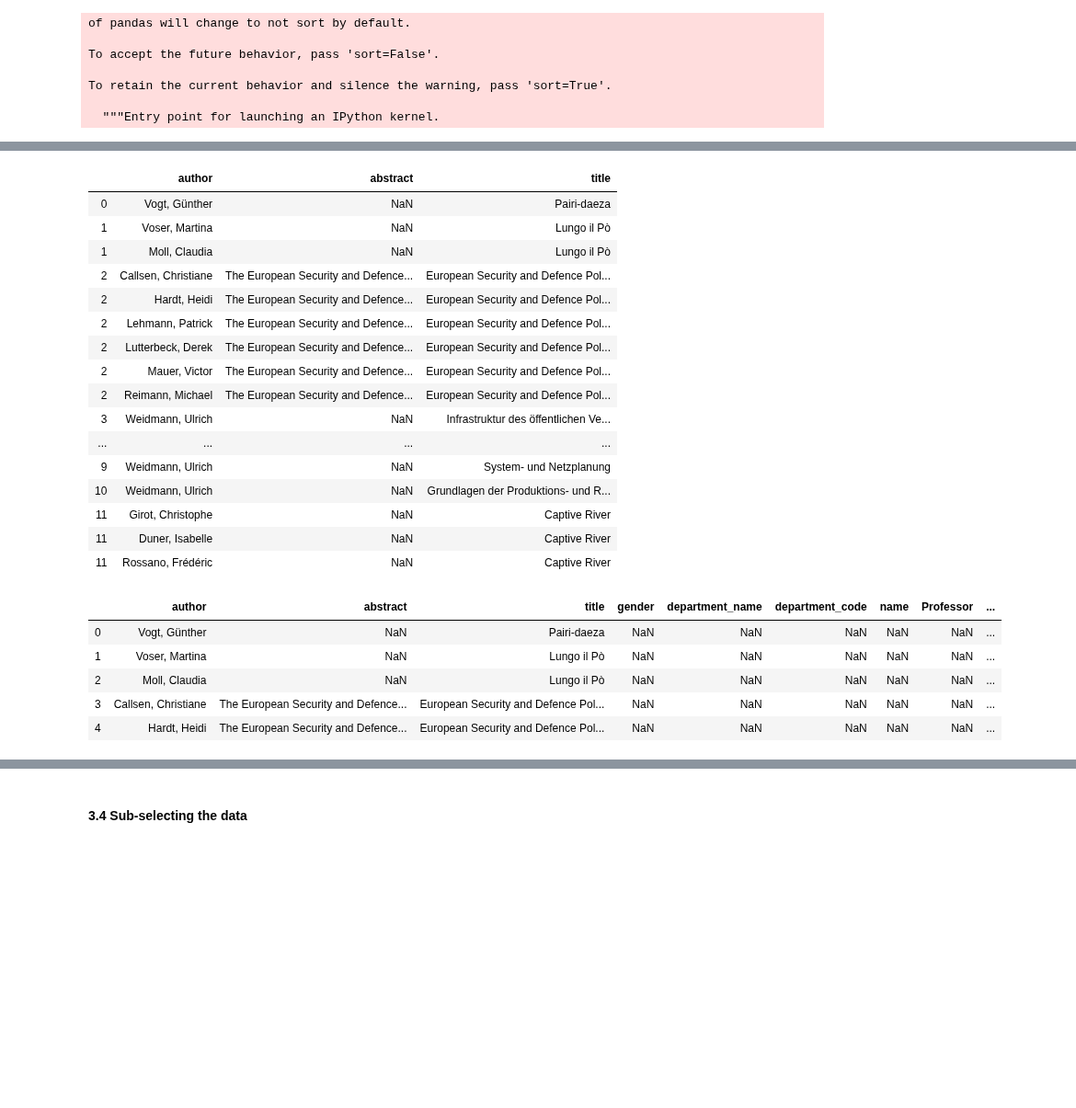
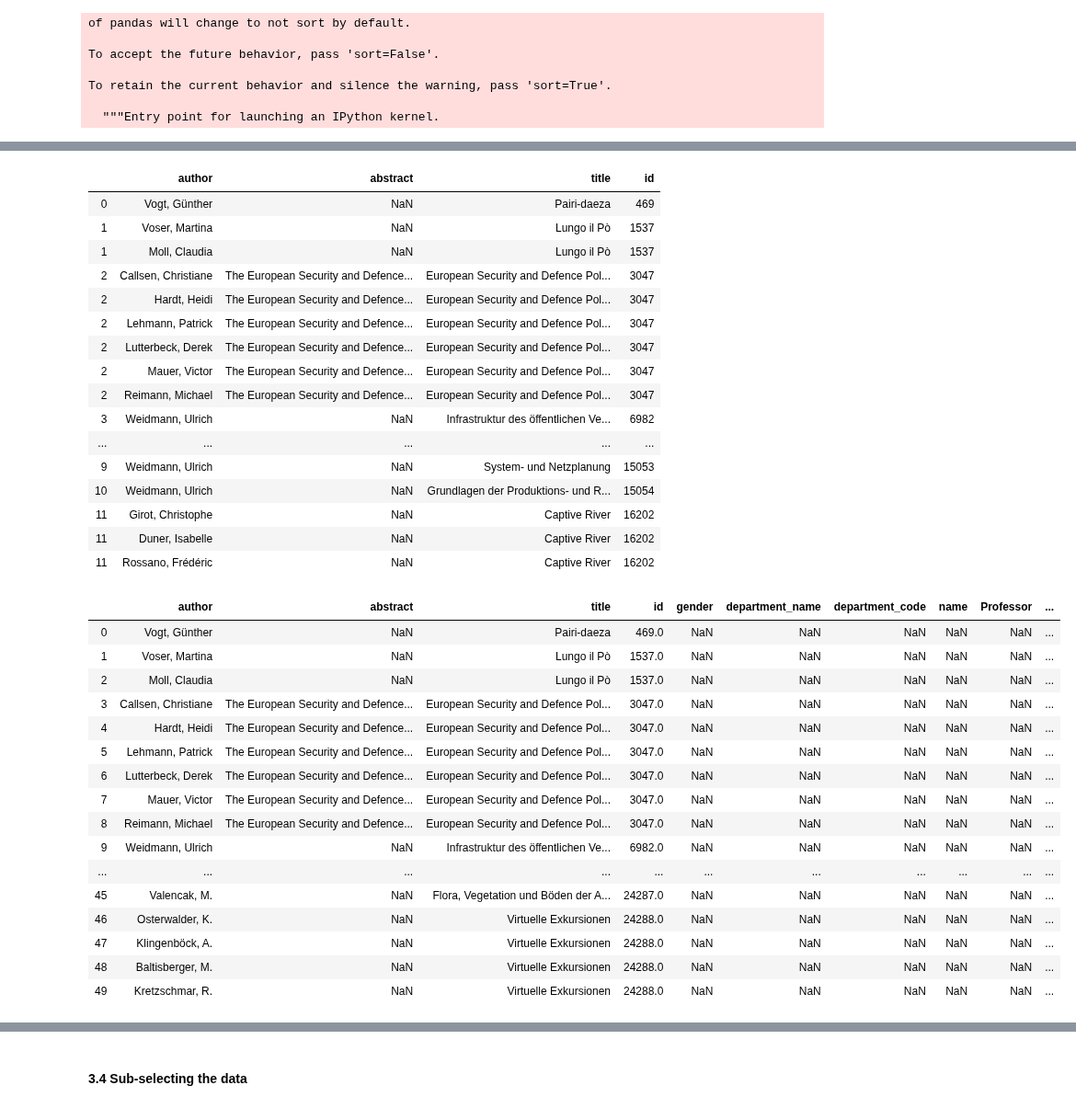
Before and after one commit to GiuliaLanzillotta/ETH_SEARCH, a Jupyter notebook: Data import.ipynb, the cells around one changed output, grey strips where cells are left out. Shown at 92% size. Cells and saved outputs as stored; diff of their text form; code cells hidden in the pictures; blank space fills up the shorter version.

Commit message:
keeping some abstracts

```diff
--- a/Data import.ipynb
+++ b/Data import.ipynb
@@ -258,7 +279,7 @@ pres = pd.read_csv("presentations-2020-10-12.csv")
 # %%
 research_data = [ed,books,conf,journ,oth,pap,pat,pres]
 # %%
-research_data_df = pd.concat(research_data, ignore_index=True)
+research_data_df = pd.concat([books, conf, journ, pap], ignore_index=True)
 # %% [output]
 of pandas will change to not sort by default.
 
@@ -280,7 +294,0 @@ research_data_df.head()
-# %%
-def separate_names(names):
-    """ Separes a string of names of the form name1||name2||name3||... into a list of names."""
-    # Also: does pandas DataFrame support list of strings as fields?
-    # Andreas: Yes
-    if isinstance(names, str):
-        return names.split("||")
@@ -337,36 +323,47 @@ set(research_data_e.columns)
 # %%
-research_data_f = research_data_e[['dc.contributor.author','dc.description.abstract','dc.title']]
+research_data_f = research_data_e[['dc.contributor.author','dc.description.abstract','dc.title','id']]
 # %%
-research_data_f.columns = ['author','abstract','title']
+research_data_f.columns = ['author','abstract','title','id']
 research_data_f.head(20)
 # %% [output]
-|  | author | abstract | title |
-| 0 | Vogt, Günther | NaN | Pairi-daeza |
-| 1 | Voser, Martina | NaN | Lungo il Pò |
-| 1 | Moll, Claudia | NaN | Lungo il Pò |
-| 2 | Callsen, Christiane | The European Security and Defence... | European Security and Defence Pol... |
-| 2 | Hardt, Heidi | The European Security and Defence... | European Security and Defence Pol... |
-| 2 | Lehmann, Patrick | The European Security and Defence... | European Security and Defence Pol... |
-| 2 | Lutterbeck, Derek | The European Security and Defence... | European Security and Defence Pol... |
-| 2 | Mauer, Victor | The European Security and Defence... | European Security and Defence Pol... |
-| 2 | Reimann, Michael | The European Security and Defence... | European Security and Defence Pol... |
-| 3 | Weidmann, Ulrich | NaN | Infrastruktur des öffentlichen Ve... |
-| ... | ... | ... | ... |
-| 9 | Weidmann, Ulrich | NaN | System- und Netzplanung |
-| 10 | Weidmann, Ulrich | NaN | Grundlagen der Produktions- und R... |
-| 11 | Girot, Christophe | NaN | Captive River |
-| 11 | Duner, Isabelle | NaN | Captive River |
-| 11 | Rossano, Frédéric | NaN | Captive River |
+|  | author | abstract | title | id |
+| 0 | Vogt, Günther | NaN | Pairi-daeza | 469 |
+| 1 | Voser, Martina | NaN | Lungo il Pò | 1537 |
+| 1 | Moll, Claudia | NaN | Lungo il Pò | 1537 |
+| 2 | Callsen, Christiane | The European Security and Defence... | European Security and Defence Pol... | 3047 |
+| 2 | Hardt, Heidi | The European Security and Defence... | European Security and Defence Pol... | 3047 |
+| 2 | Lehmann, Patrick | The European Security and Defence... | European Security and Defence Pol... | 3047 |
+| 2 | Lutterbeck, Derek | The European Security and Defence... | European Security and Defence Pol... | 3047 |
+| 2 | Mauer, Victor | The European Security and Defence... | European Security and Defence Pol... | 3047 |
+| 2 | Reimann, Michael | The European Security and Defence... | European Security and Defence Pol... | 3047 |
+| 3 | Weidmann, Ulrich | NaN | Infrastruktur des öffentlichen Ve... | 6982 |
+| ... | ... | ... | ... | ... |
+| 9 | Weidmann, Ulrich | NaN | System- und Netzplanung | 15053 |
+| 10 | Weidmann, Ulrich | NaN | Grundlagen der Produktions- und R... | 15054 |
+| 11 | Girot, Christophe | NaN | Captive River | 16202 |
+| 11 | Duner, Isabelle | NaN | Captive River | 16202 |
+| 11 | Rossano, Frédéric | NaN | Captive River | 16202 |
 # %%
 rc_m_test = research_data_f.merge(rc_m,how="outer",left_on=["author","title"],right_on=["author","title"])
-rc_m_test.head()
+rc_m_test.head(50)
 # %% [output]
-|  | author | abstract | title | gender | department_name | department_code | name | Professor | ... |
-| 0 | Vogt, Günther | NaN | Pairi-daeza | NaN | NaN | NaN | NaN | NaN | ... |
-| 1 | Voser, Martina | NaN | Lungo il Pò | NaN | NaN | NaN | NaN | NaN | ... |
-| 2 | Moll, Claudia | NaN | Lungo il Pò | NaN | NaN | NaN | NaN | NaN | ... |
-| 3 | Callsen, Christiane | The European Security and Defence... | European Security and Defence Pol... | NaN | NaN | NaN | NaN | NaN | ... |
-| 4 | Hardt, Heidi | The European Security and Defence... | European Security and Defence Pol... | NaN | NaN | NaN | NaN | NaN | ... |
+|  | author | abstract | title | id | gender | department_name | department_code | name | Professor | ... |
+| 0 | Vogt, Günther | NaN | Pairi-daeza | 469.0 | NaN | NaN | NaN | NaN | NaN | ... |
+| 1 | Voser, Martina | NaN | Lungo il Pò | 1537.0 | NaN | NaN | NaN | NaN | NaN | ... |
+| 2 | Moll, Claudia | NaN | Lungo il Pò | 1537.0 | NaN | NaN | NaN | NaN | NaN | ... |
+| 3 | Callsen, Christiane | The European Security and Defence... | European Security and Defence Pol... | 3047.0 | NaN | NaN | NaN | NaN | NaN | ... |
+| 4 | Hardt, Heidi | The European Security and Defence... | European Security and Defence Pol... | 3047.0 | NaN | NaN | NaN | NaN | NaN | ... |
+| 5 | Lehmann, Patrick | The European Security and Defence... | European Security and Defence Pol... | 3047.0 | NaN | NaN | NaN | NaN | NaN | ... |
+| 6 | Lutterbeck, Derek | The European Security and Defence... | European Security and Defence Pol... | 3047.0 | NaN | NaN | NaN | NaN | NaN | ... |
+| 7 | Mauer, Victor | The European Security and Defence... | European Security and Defence Pol... | 3047.0 | NaN | NaN | NaN | NaN | NaN | ... |
+| 8 | Reimann, Michael | The European Security and Defence... | European Security and Defence Pol... | 3047.0 | NaN | NaN | NaN | NaN | NaN | ... |
+| 9 | Weidmann, Ulrich | NaN | Infrastruktur des öffentlichen Ve... | 6982.0 | NaN | NaN | NaN | NaN | NaN | ... |
+| ... | ... | ... | ... | ... | ... | ... | ... | ... | ... | ... |
+| 45 | Valencak, M. | NaN | Flora, Vegetation und Böden der A... | 24287.0 | NaN | NaN | NaN | NaN | NaN | ... |
+| 46 | Osterwalder, K. | NaN | Virtuelle Exkursionen | 24288.0 | NaN | NaN | NaN | NaN | NaN | ... |
+| 47 | Klingenböck, A. | NaN | Virtuelle Exkursionen | 24288.0 | NaN | NaN | NaN | NaN | NaN | ... |
+| 48 | Baltisberger, M. | NaN | Virtuelle Exkursionen | 24288.0 | NaN | NaN | NaN | NaN | NaN | ... |
+| 49 | Kretzschmar, R. | NaN | Virtuelle Exkursionen | 24288.0 | NaN | NaN | NaN | NaN | NaN | ... |
 # %%
 rc_m_test.shape
 # %% [output]
```
Also changed, not shown: parts of 17 cells of this notebook.
